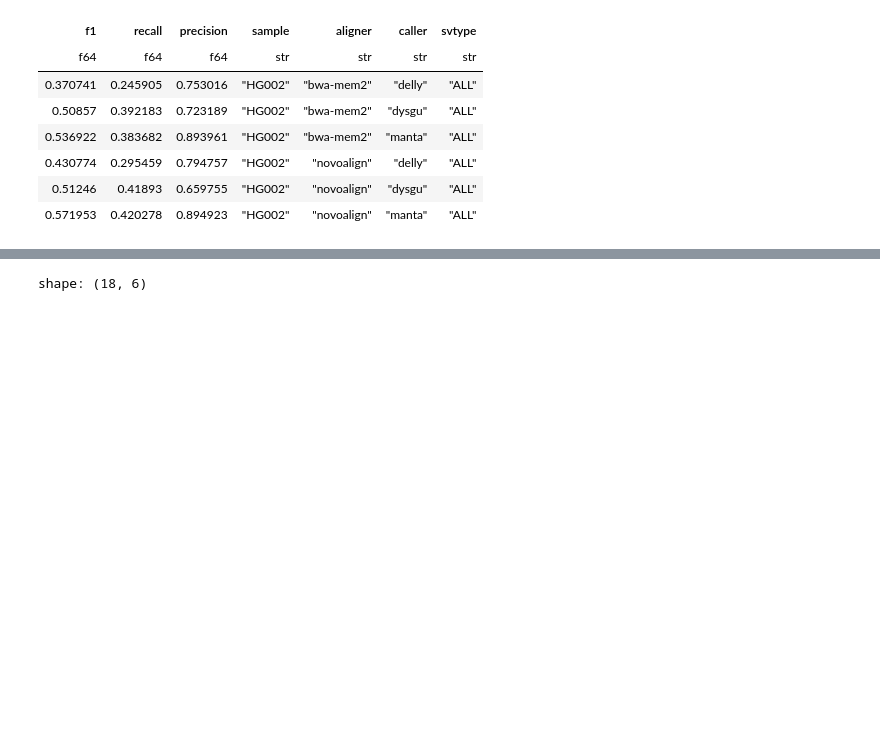
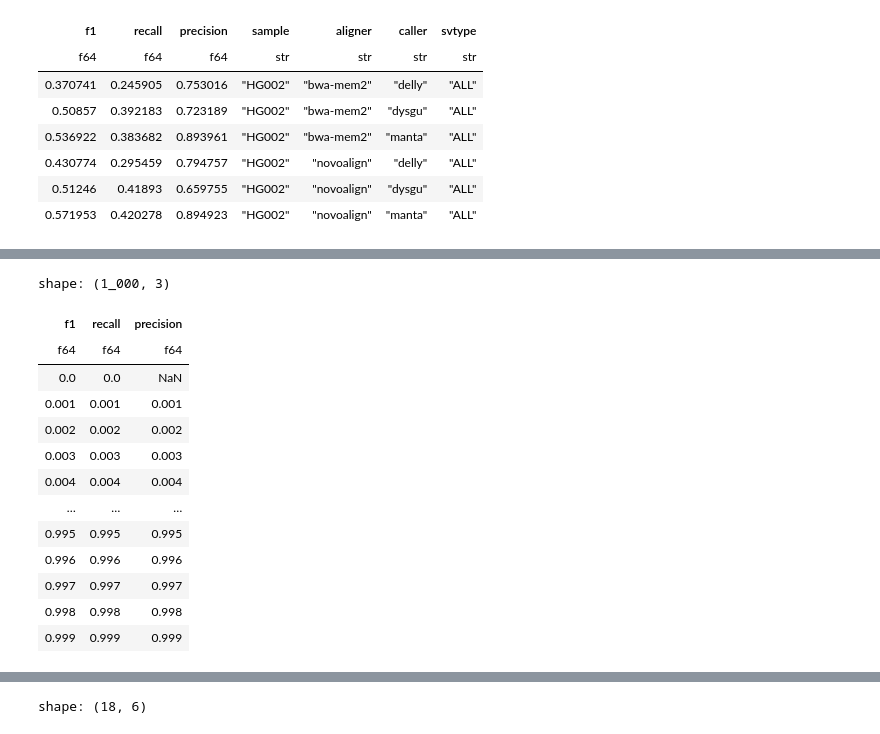
Before and after one commit to jsquaredosquared/novocraft-sv-benchmarking, a Jupyter notebook: workflow/notebooks/generate_plots.py.ipynb, the cells around one changed output, grey strips where cells are left out. Saved outputs shown, nothing was run; the diff lists cells and outputs as text; code cells hidden in the pictures; blank space fills up the shorter version.

```diff
--- a/workflow/notebooks/generate_plots.py.ipynb
+++ b/workflow/notebooks/generate_plots.py.ipynb
@@ -119,0 +159,23 @@ shape: (6, 7)
+# %%
+zero_to_one = np.arange(0, 1, 0.001)
+
+pl.DataFrame({"f1": zero_to_one, "recall": zero_to_one}).with_columns(
+    (pl.col("f1") * pl.col("recall") / (2 * pl.col("recall") - pl.col("f1"))).alias(
+        "precision"
+    )
+)
+# %% [output]
+shape: (1_000, 3)
+| f1 | recall | precision |
+| f64 | f64 | f64 |
+| 0.0 | 0.0 | NaN |
+| 0.001 | 0.001 | 0.001 |
+| 0.002 | 0.002 | 0.002 |
+| 0.003 | 0.003 | 0.003 |
+| 0.004 | 0.004 | 0.004 |
+| … | … | … |
+| 0.995 | 0.995 | 0.995 |
+| 0.996 | 0.996 | 0.996 |
+| 0.997 | 0.997 | 0.997 |
+| 0.998 | 0.998 | 0.998 |
+| 0.999 | 0.999 | 0.999 |
```
Also changed, not shown: parts of 7 cells of this notebook.
